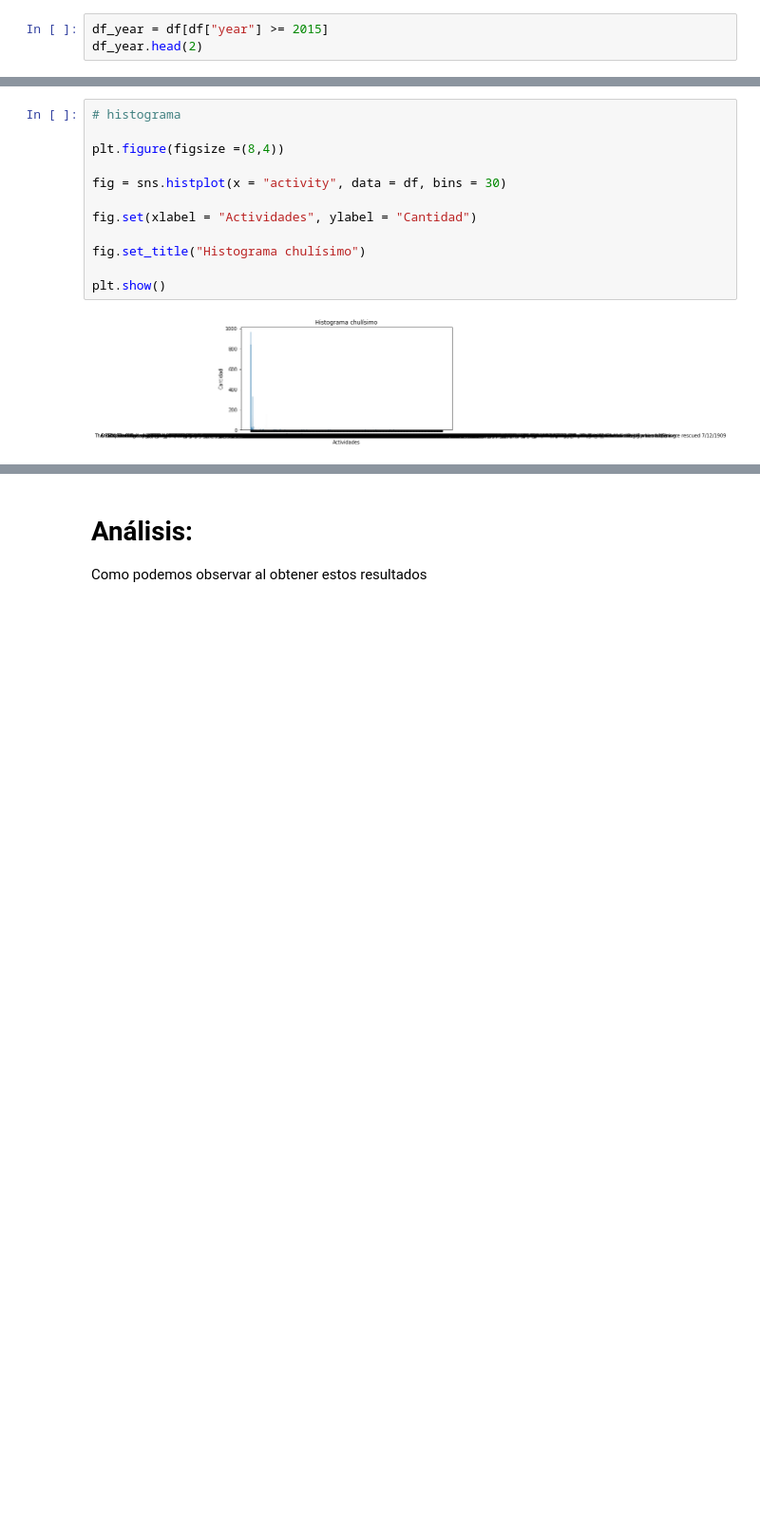
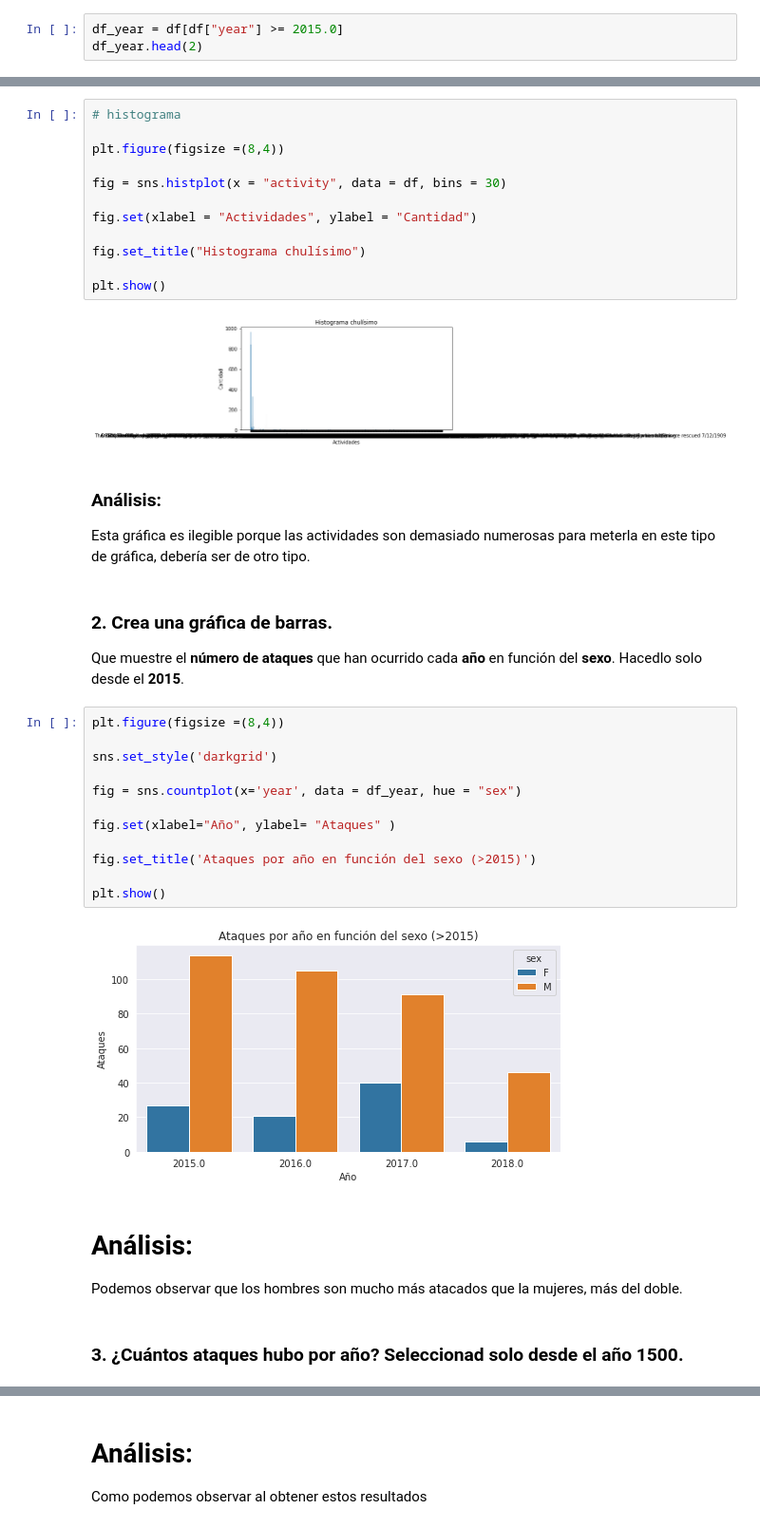
Before and after one commit to Adalab/DA-promoC-modulo-02-Marina-Lourdes-Ana, a Jupyter notebook: Visualizacion/03-Visualizacion_3.ipynb, the cells around one changed output, grey strips where cells are left out. Shown at 95% size. Drawn from its saved outputs; the diff is of its cells as text; blank space fills up the shorter version.

```diff
--- a/Visualizacion/03-Visualizacion_3.ipynb
+++ b/Visualizacion/03-Visualizacion_3.ipynb
@@ -72,7 +72,7 @@ Data columns (total 36 columns):
 dtypes: float64(5), object(31)
 memory usage: 1.8+ MB
 # %%
-df_year = df[df["year"] >= 2015]
+df_year = df[df["year"] >= 2015.0]
 df_year.head(2)
 # %% [output]
 |  | case_number | year | type | country | area | location | activity | name | sex | age | ... |
@@ -92,3 +92,29 @@ fig.set_title("Histograma chulísimo")
 plt.show()
 # %% [output]
 [figure]
+# %% [markdown]
+### **Análisis**:
+
+Esta gráfica es ilegible porque las actividades son demasiado numerosas para meterla en este tipo de gráfica, debería ser de otro tipo.
+# %% [markdown]
+### 2. Crea una gráfica de barras.
+Que muestre el **número de ataques** que han ocurrido cada **año** en función del **sexo**. Hacedlo solo desde el **2015**.
+# %%
+plt.figure(figsize =(8,4))
+
+sns.set_style('darkgrid')
+
+fig = sns.countplot(x='year', data = df_year, hue = "sex")
+
+fig.set(xlabel="Año", ylabel= "Ataques" )
+
+fig.set_title('Ataques por año en función del sexo (>2015)')
+
+plt.show()
+# %% [output]
+[figure, added]
+# %% [markdown]
+# **Análisis**:
+Podemos observar que los hombres son mucho más atacados que la mujeres, más del doble.
+# %% [markdown]
+### 3. ¿Cuántos **ataques** hubo por **año**? Seleccionad solo desde el año **1500**.
```
Also changed, not shown: parts of 22 cells of this notebook.
